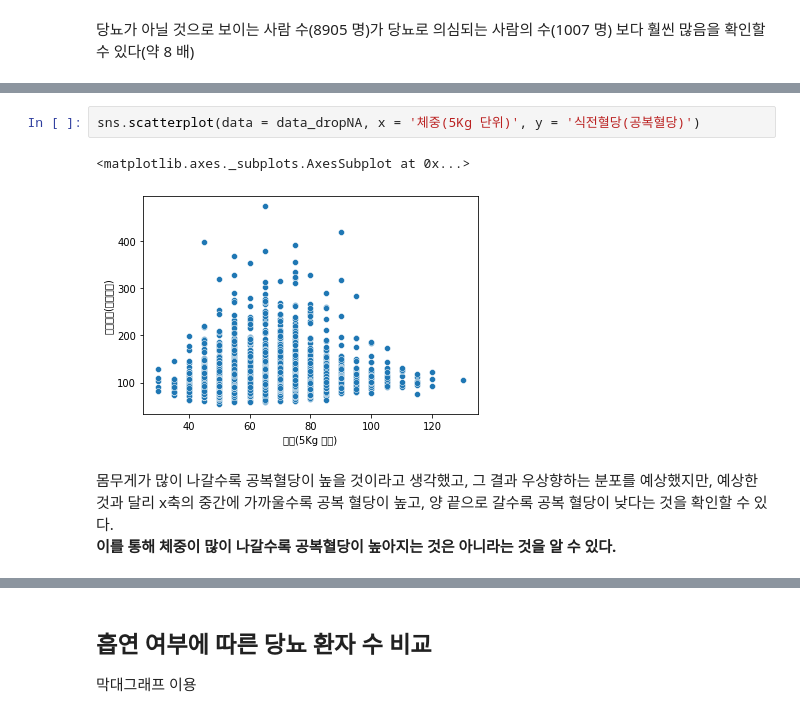
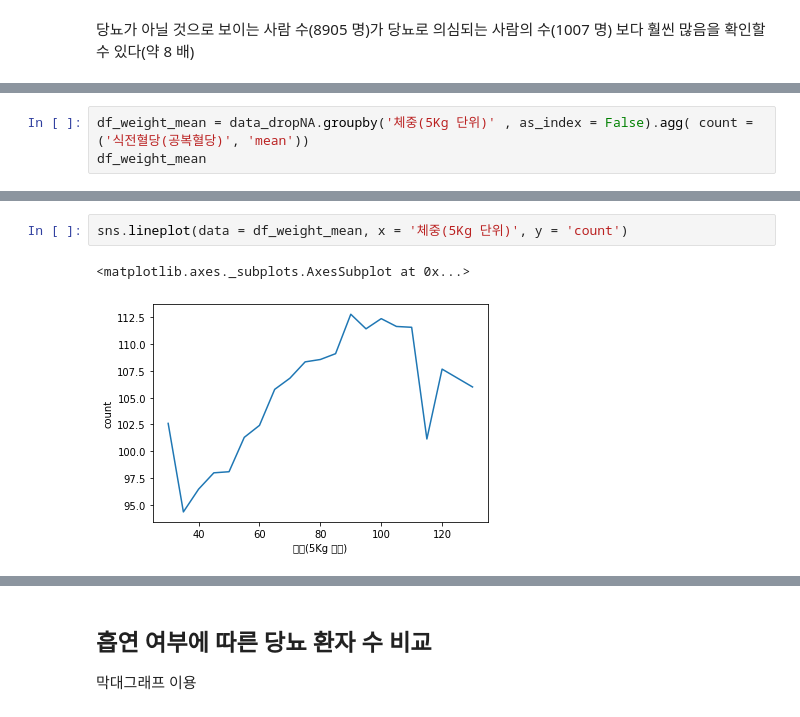
Before and after one commit to Yang-Hyeon-Seo/IT-Business-2022, a Jupyter notebook: EDA2020medical_checkup.ipynb, the cells around one changed output, grey strips where cells are left out. Drawn from its saved outputs; the diff is of its cells as text.

```diff
--- a/EDA2020medical_checkup.ipynb
+++ b/EDA2020medical_checkup.ipynb
@@ -161,0 +183,3 @@ sns.barplot(data = df_dia, x = 'diabetes', y = 'count')
+# %%
+df_weight_mean = data_dropNA.groupby('체중(5Kg 단위)' , as_index = False).agg( count = ('식전혈당(공복혈당)', 'mean'))
+df_weight_mean
@@ -162,8 +204,5 @@ sns.barplot(data = df_dia, x = 'diabetes', y = 'count')
 # %%
-sns.scatterplot(data = data_dropNA, x = '체중(5Kg 단위)', y = '식전혈당(공복혈당)')
+sns.lineplot(data = df_weight_mean, x = '체중(5Kg 단위)', y = 'count')
 # %% [output]
 <matplotlib.axes._subplots.AxesSubplot at 0x...>
-[figure, old version]
+[figure, new version]
-# %% [markdown]
-몸무게가 많이 나갈수록 공복혈당이 높을 것이라고 생각했고, 그 결과 우상향하는 분포를 예상했지만, 예상한 것과 달리 x축의 중간에 가까울수록 공복 혈당이 높고, 양 끝으로 갈수록 공복 혈당이 낮다는 것을 확인할 수 있다.
-**이를 통해 체중이 많이 나갈수록 공복혈당이 높아지는 것은 아니라는 것을 알 수 있다.**
```
Also changed, not shown: parts of 7 cells of this notebook.
